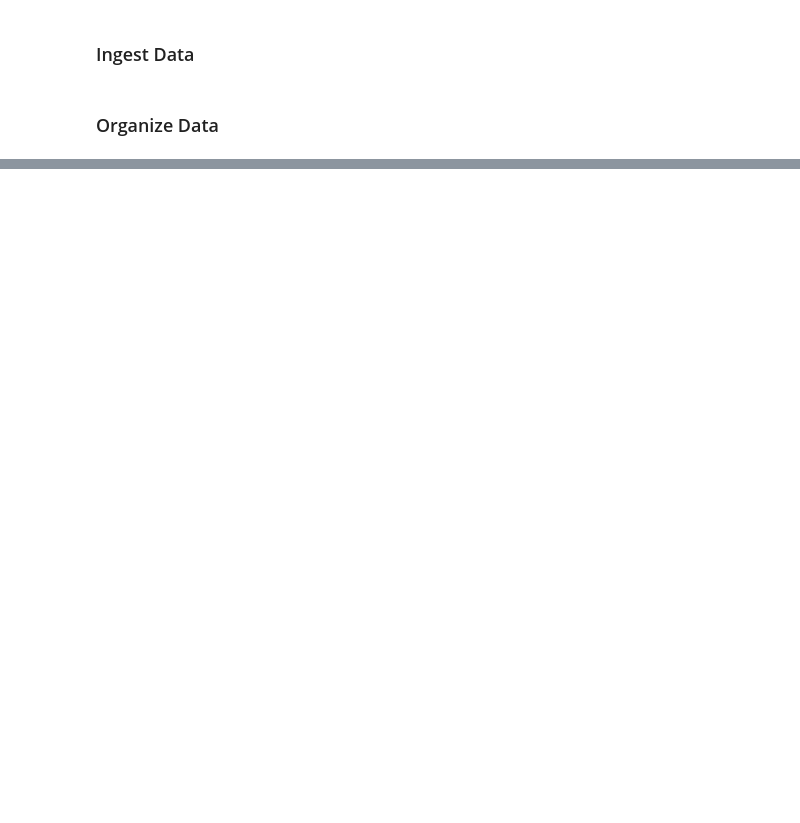
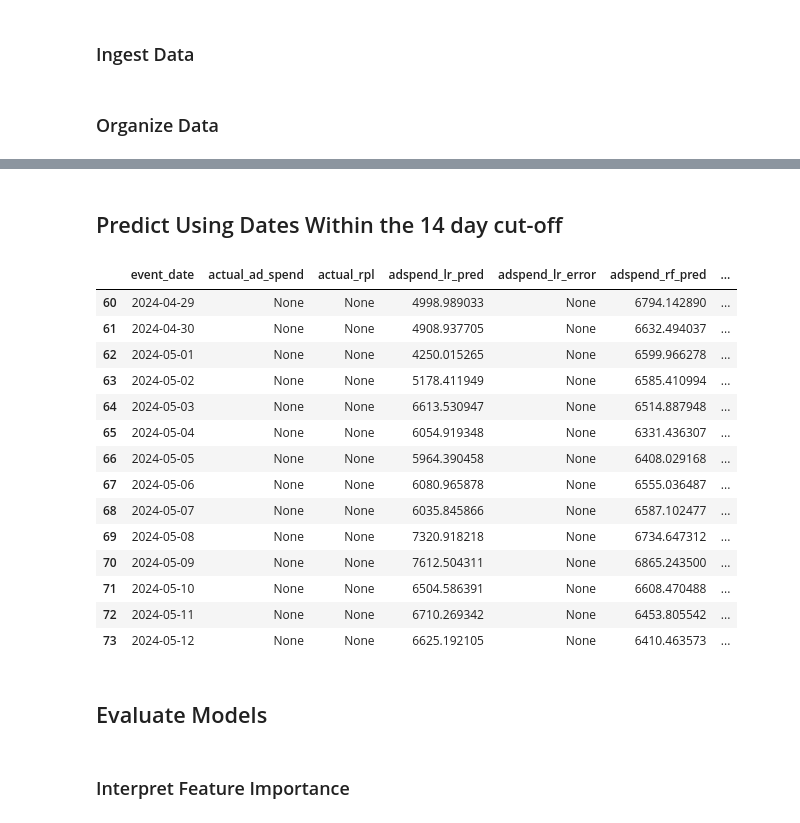
Before and after one commit to co-op-commerce-inc/datascience, a Jupyter notebook: terminator/leading_indicator/model_widget_type_model.ipynb, the cells around one changed output, grey strips where cells are left out. Saved outputs shown, nothing was run; the diff lists cells and outputs as text; code cells hidden in the pictures; blank space fills up the shorter version.

```diff
--- a/terminator/leading_indicator/model_widget_type_model.ipynb
+++ b/terminator/leading_indicator/model_widget_type_model.ipynb
@@ -184,0 +612,60 @@ final_conv.sample(5)
+# %% [markdown]
+## Predict Using Dates Within the 14 day cut-off
+# %%
+#identify the current date
+current_date = datetime.today().date()
+cutoff_date = pd.Timestamp(current_date - pd.Timedelta(days=14))
+#Create an alternate dataframe for the last 14 days
+prediction_df = scaled_df[scaled_df['event_date'] >= cutoff_date]
+
+#Setup variables for prediction
+predict_features = prediction_df.drop(columns=['event_date', 'final_conv_count', 'final_ad_spend', 'conversion_rate', 'rpl'])
+# predict_features_scaled = scaler.transform(predict_features)
+
+#Predict the ad spend using both models and add the results to the prediction_df
+prediction_df['adspend_lr_pred'] = adspend_lr_model.predict(predict_features)
+prediction_df['adspend_rf_pred'] = adspend_rf_model.predict(predict_features)
+
+#Predict the rpl using both models and add the results to the prediction_df
+prediction_df['rpl_lr_pred'] = rpl_lr_model.predict(predict_features)
+prediction_df['rpl_rf_pred'] = rpl_rf_model.predict(predict_features)
+prediction_df['rpl_xg_pred'] = optimized_model.predict(xgb.DMatrix(predict_features))
+
+#keep only the relevant prediction columns and the event_date column
+prediction_df = prediction_df[['event_date', 'adspend_lr_pred', 'adspend_rf_pred', 'rpl_lr_pred', 'rpl_rf_pred', 'rpl_xg_pred']]
+
+#add blank columns for 'Actual RPL' and 'Actual Ad Spend' and 'Abs Error %' for each predicted column
+prediction_df['actual_ad_spend'] = None
+prediction_df['actual_rpl'] = None
+prediction_df['adspend_lr_error'] = None
+prediction_df['adspend_rf_error'] = None
+prediction_df['rpl_lr_error'] = None
+prediction_df['rpl_rf_error'] = None
+prediction_df['rpl_xg_error'] = None
+
+#set the column order as event_date first, and then the rest of the columns in alphabetical order
+column_order = ['event_date', 'actual_ad_spend', 'actual_rpl', 'adspend_lr_pred', 'adspend_lr_error', 'adspend_rf_pred', 'adspend_rf_error', 'rpl_lr_pred', 'rpl_lr_error', 'rpl_rf_pred', 'rpl_rf_error', 'rpl_xg_pred', 'rpl_xg_error']
+prediction_df = prediction_df[column_order]
+#Save the prediction_df to a csv file
+prediction_df.to_csv(f'data/output/prediction_df_{current_date}.csv', index=False)
+prediction_df
+# %% [output]
+|  | event_date | actual_ad_spend | actual_rpl | adspend_lr_pred | adspend_lr_error | adspend_rf_pred | ... |
+| 60 | 2024-04-29 | None | None | 4998.989033 | None | 6794.142890 | ... |
+| 61 | 2024-04-30 | None | None | 4908.937705 | None | 6632.494037 | ... |
+| 62 | 2024-05-01 | None | None | 4250.015265 | None | 6599.966278 | ... |
+| 63 | 2024-05-02 | None | None | 5178.411949 | None | 6585.410994 | ... |
+| 64 | 2024-05-03 | None | None | 6613.530947 | None | 6514.887948 | ... |
+| 65 | 2024-05-04 | None | None | 6054.919348 | None | 6331.436307 | ... |
+| 66 | 2024-05-05 | None | None | 5964.390458 | None | 6408.029168 | ... |
+| 67 | 2024-05-06 | None | None | 6080.965878 | None | 6555.036487 | ... |
+| 68 | 2024-05-07 | None | None | 6035.845866 | None | 6587.102477 | ... |
+| 69 | 2024-05-08 | None | None | 7320.918218 | None | 6734.647312 | ... |
+| 70 | 2024-05-09 | None | None | 7612.504311 | None | 6865.243500 | ... |
+| 71 | 2024-05-10 | None | None | 6504.586391 | None | 6608.470488 | ... |
+| 72 | 2024-05-11 | None | None | 6710.269342 | None | 6453.805542 | ... |
+| 73 | 2024-05-12 | None | None | 6625.192105 | None | 6410.463573 | ... |
+# %% [markdown]
+## Evaluate Models
+# %% [markdown]
+### Interpret Feature Importance
```
Also changed, not shown: parts of 31 cells of this notebook, 17 other files.
